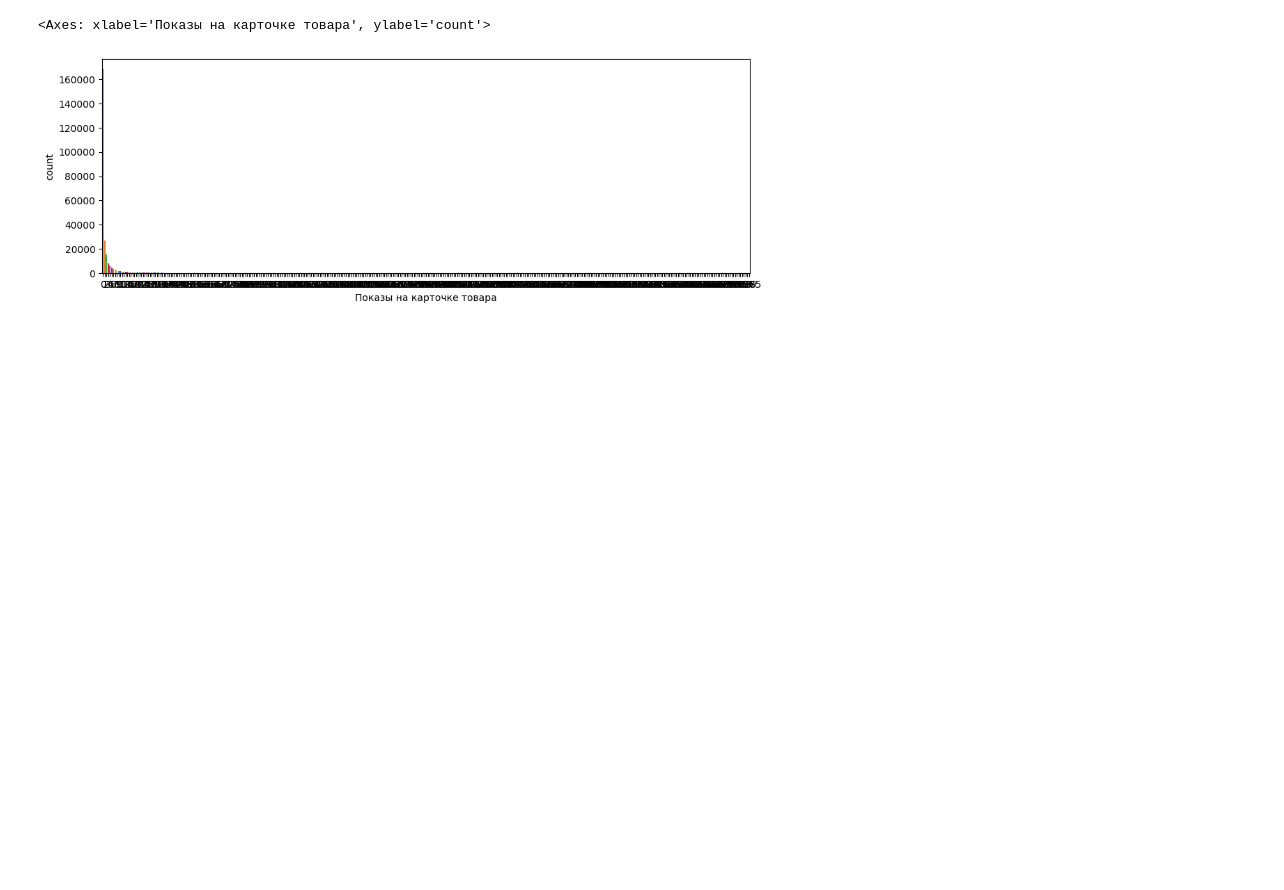
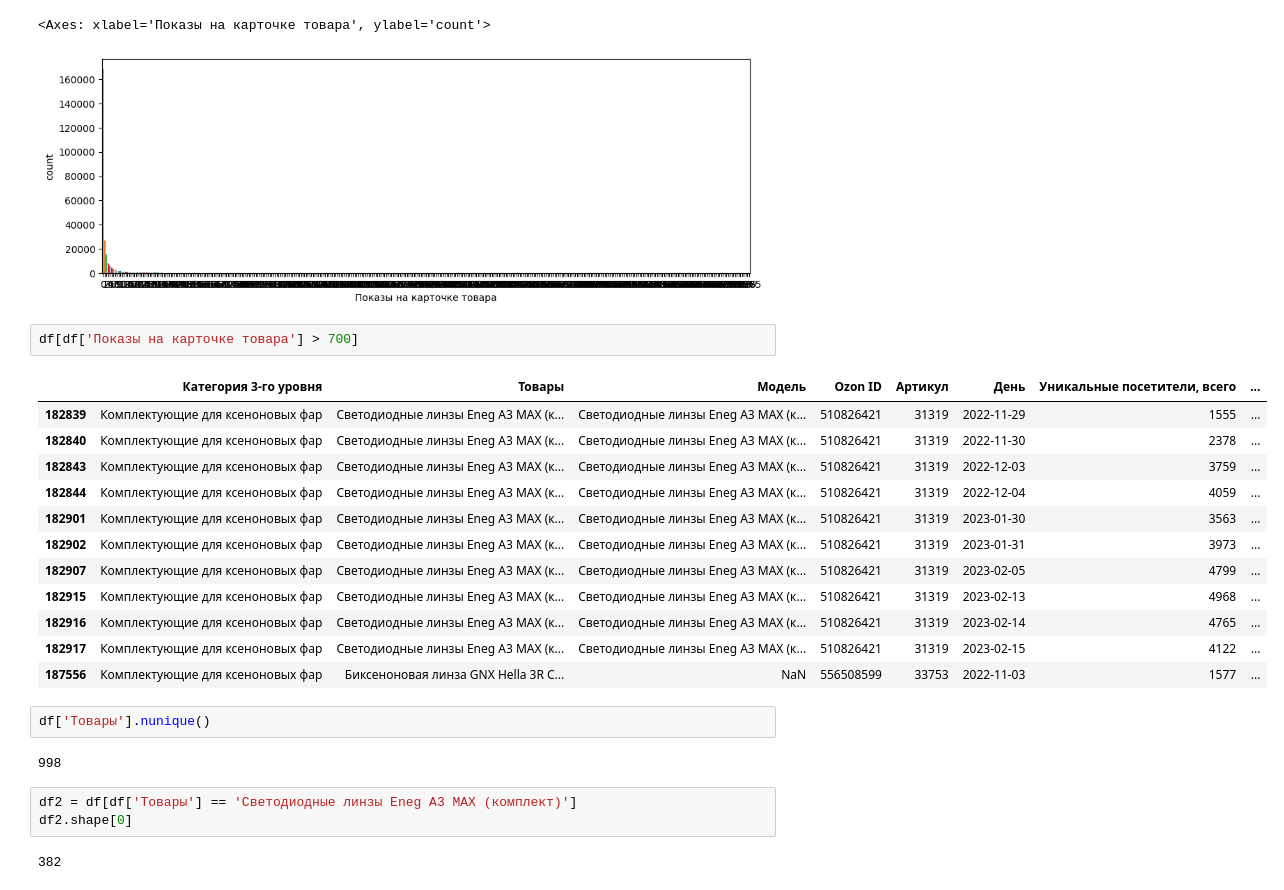
Before and after one commit to romsanml/market_intern, a Jupyter notebook: Market.ipynb, the cells around one changed output. Cells and saved outputs as stored; diff of their text form; blank space fills up the shorter version.

```diff
--- a/Market.ipynb
+++ b/Market.ipynb
@@ -75,3 +118,27 @@ sns.countplot(x='Показы на карточке товара', data = df, pa
 # %% [output]
 <Axes: xlabel='Показы на карточке товара', ylabel='count'>
 [figure]
+# %%
+df[df['Показы на карточке товара'] > 700]
+# %% [output]
+|  | Категория 3-го уровня | Товары | Модель | Ozon ID | Артикул | День | Уникальные посетители, всего | ... |
+| 182839 | Комплектующие для ксеноновых фар | Светодиодные линзы Eneg A3 MAX (к... | Светодиодные линзы Eneg A3 MAX (к... | 510826421 | 31319 | 2022-11-29 | 1555 | ... |
+| 182840 | Комплектующие для ксеноновых фар | Светодиодные линзы Eneg A3 MAX (к... | Светодиодные линзы Eneg A3 MAX (к... | 510826421 | 31319 | 2022-11-30 | 2378 | ... |
+| 182843 | Комплектующие для ксеноновых фар | Светодиодные линзы Eneg A3 MAX (к... | Светодиодные линзы Eneg A3 MAX (к... | 510826421 | 31319 | 2022-12-03 | 3759 | ... |
+| 182844 | Комплектующие для ксеноновых фар | Светодиодные линзы Eneg A3 MAX (к... | Светодиодные линзы Eneg A3 MAX (к... | 510826421 | 31319 | 2022-12-04 | 4059 | ... |
+| 182901 | Комплектующие для ксеноновых фар | Светодиодные линзы Eneg A3 MAX (к... | Светодиодные линзы Eneg A3 MAX (к... | 510826421 | 31319 | 2023-01-30 | 3563 | ... |
+| 182902 | Комплектующие для ксеноновых фар | Светодиодные линзы Eneg A3 MAX (к... | Светодиодные линзы Eneg A3 MAX (к... | 510826421 | 31319 | 2023-01-31 | 3973 | ... |
+| 182907 | Комплектующие для ксеноновых фар | Светодиодные линзы Eneg A3 MAX (к... | Светодиодные линзы Eneg A3 MAX (к... | 510826421 | 31319 | 2023-02-05 | 4799 | ... |
+| 182915 | Комплектующие для ксеноновых фар | Светодиодные линзы Eneg A3 MAX (к... | Светодиодные линзы Eneg A3 MAX (к... | 510826421 | 31319 | 2023-02-13 | 4968 | ... |
+| 182916 | Комплектующие для ксеноновых фар | Светодиодные линзы Eneg A3 MAX (к... | Светодиодные линзы Eneg A3 MAX (к... | 510826421 | 31319 | 2023-02-14 | 4765 | ... |
+| 182917 | Комплектующие для ксеноновых фар | Светодиодные линзы Eneg A3 MAX (к... | Светодиодные линзы Eneg A3 MAX (к... | 510826421 | 31319 | 2023-02-15 | 4122 | ... |
+| 187556 | Комплектующие для ксеноновых фар | Биксеноновая линза GNX Hella 3R C... | NaN | 556508599 | 33753 | 2022-11-03 | 1577 | ... |
+# %%
+df['Товары'].nunique()
+# %% [output]
+998
+# %%
+df2 = df[df['Товары'] == 'Светодиодные линзы Eneg A3 MAX (комплект)']
+df2.shape[0]
+# %% [output]
+382
```
Also changed, not shown: parts of 5 cells of this notebook.
